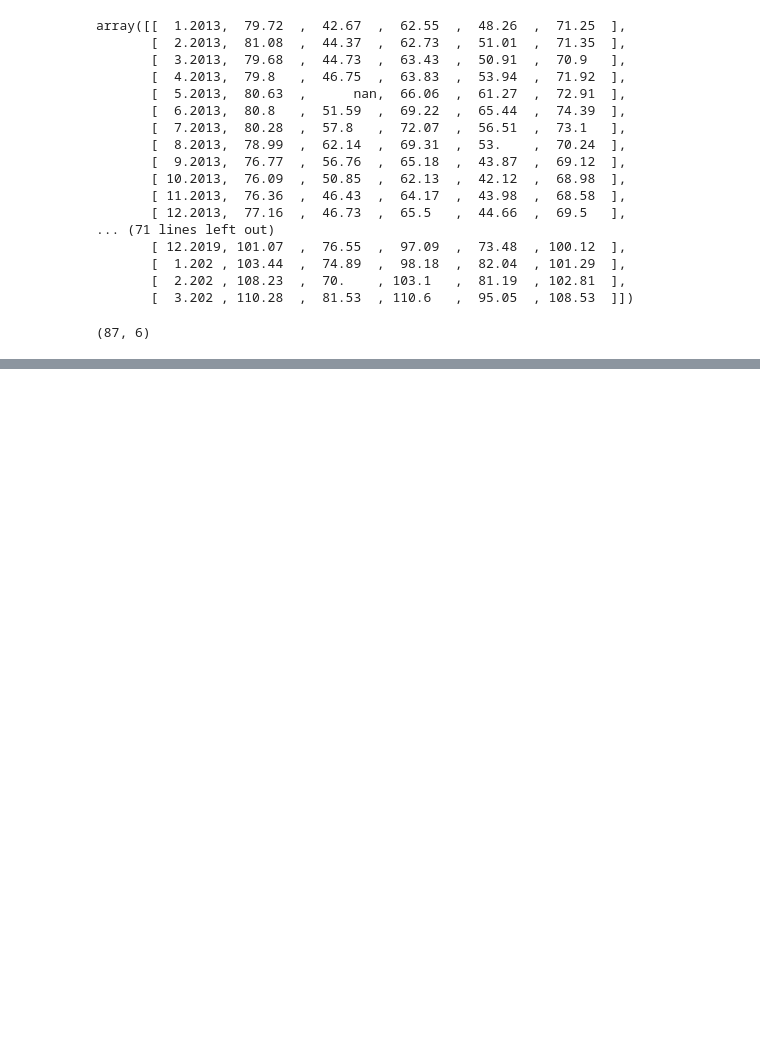
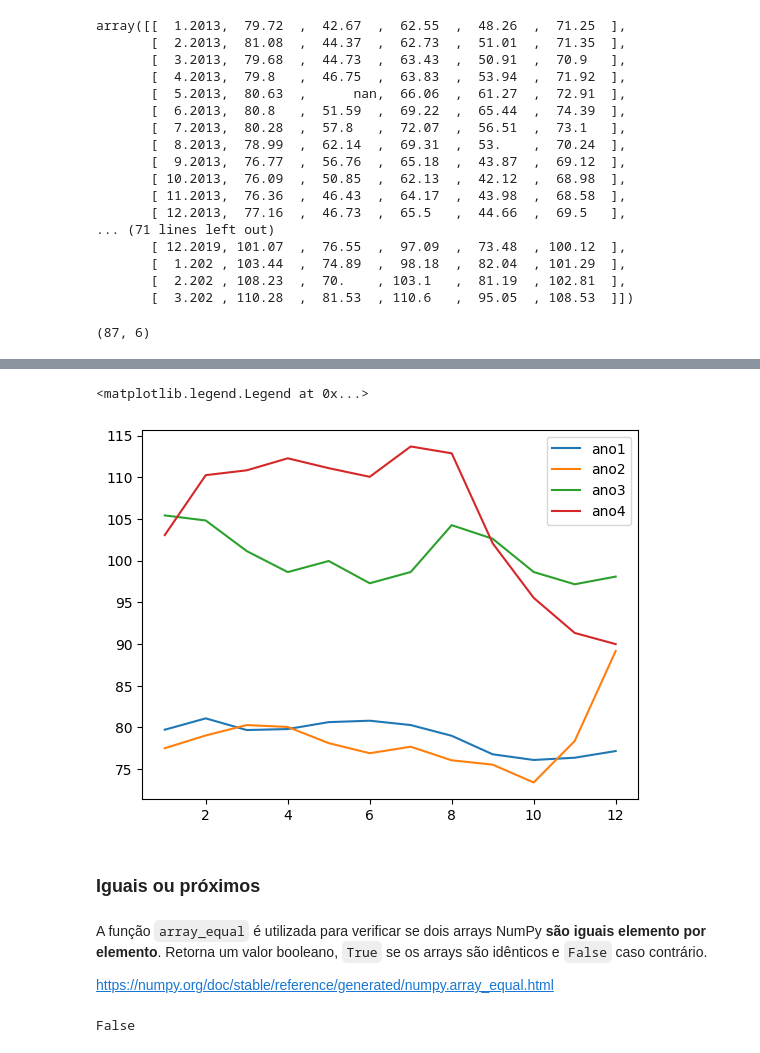
Before and after one commit to strawndri/python-ds-numpy, a Jupyter notebook: Projeto_Python_Data_Science_NumPy.ipynb, the cells around one changed output, grey strips where cells are left out. Drawn from its saved outputs; the diff is of its cells as text; code cells hidden in the pictures; blank space fills up the shorter version.

```diff
--- a/Projeto_Python_Data_Science_NumPy.ipynb
+++ b/Projeto_Python_Data_Science_NumPy.ipynb
@@ -75,0 +153,20 @@ dado_transposto.shape
+# %%
+plt.plot(np.arange(1,13,1), moscow_ano1)
+plt.plot(np.arange(1,13,1), moscow_ano2)
+plt.plot(np.arange(1,13,1), moscow_ano3)
+plt.plot(np.arange(1,13,1), moscow_ano4)
+plt.legend(['ano1','ano2','ano3','ano4'])
+# %% [output]
+<matplotlib.legend.Legend at 0x...>
+[figure, added]
+# %% [markdown]
+### Iguais ou próximos
+# %% [markdown]
+
+A função `array_equal` é utilizada para verificar se dois arrays NumPy **são iguais elemento por elemento**. Retorna um valor booleano, `True` se os arrays são idênticos e `False` caso contrário.
+
+https://numpy.org/doc/stable/reference/generated/numpy.array_equal.html
+# %%
+np.array_equal(moscow_ano3, moscow_ano4)
+# %% [output]
+False
```
Also changed, not shown: parts of 28 cells of this notebook.
